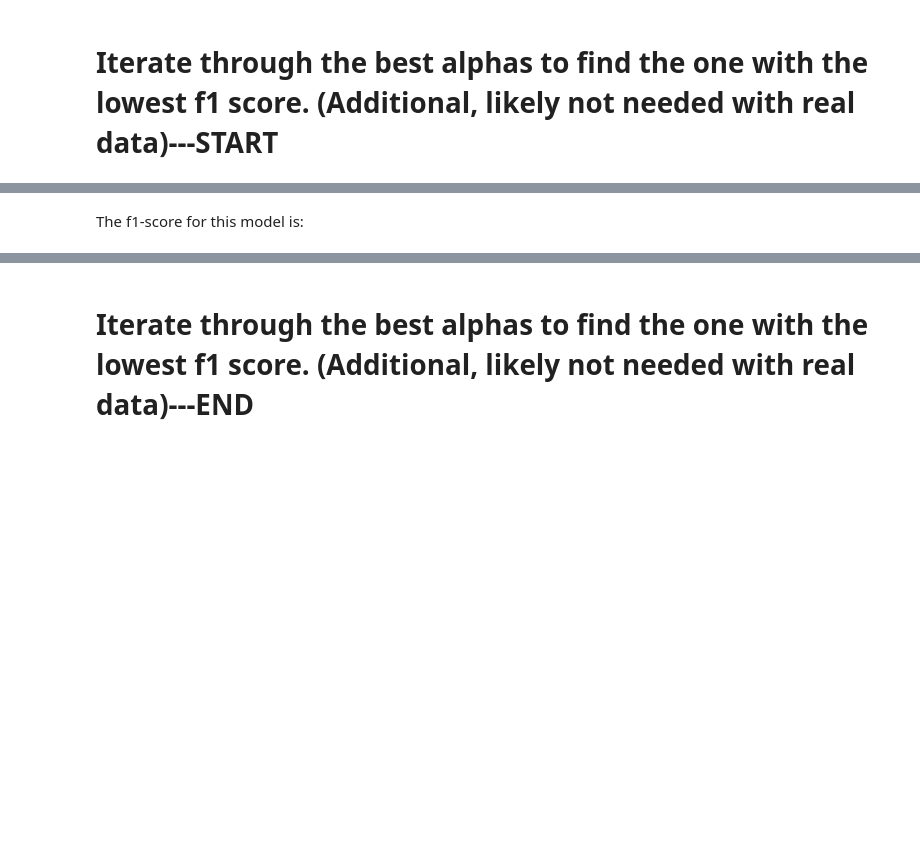
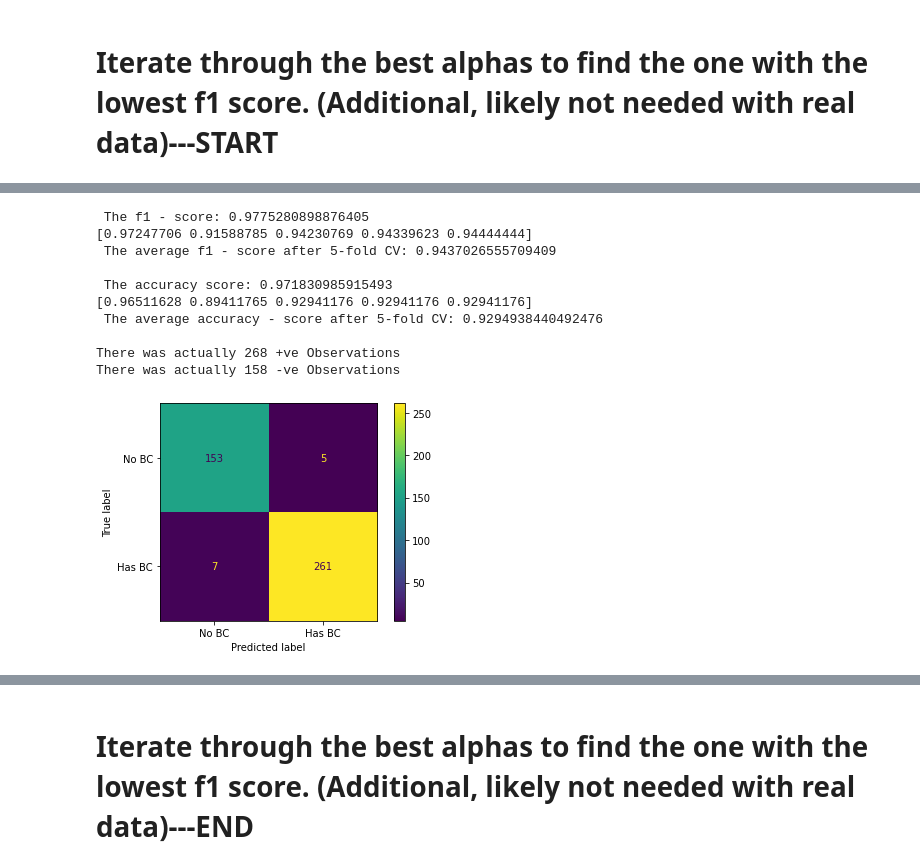
Before and after one commit to swk2020/Breast_Cancer_Detection, a Jupyter notebook: BREAST CANCER DETECTION WITH CCP.ipynb, the cells around one changed output, grey strips where cells are left out. Cells and saved outputs as stored; diff of their text form; code cells hidden in the pictures; blank space fills up the shorter version.

```diff
--- a/BREAST CANCER DETECTION WITH CCP.ipynb
+++ b/BREAST CANCER DETECTION WITH CCP.ipynb
@@ -395,19 +455,21 @@ plt.show()
 # %%
 # Predict the training data it should be 100%
 # - Not really need but provides a sanity test and could show if any mistakes have crept up
 
 # We trained the model using X_train and y_train
 
 # Then compare it to y_test data using this confusion matrix
 
-plot_confusion_matrix(clf_dt_pruned, X_train, y_train, display_labels=["No BC", "BC"])
-
-# predict the training data y_train
-y_train_pred = clf_dt_pruned.predict(X_train)
-
-# What is the accuracy of the model when it predicts the ___ Training Data
-print ('')
-print(f' The accuracy score when predicting the training data (should be high) here it is {accuracy_score(  y_train_pred ,  y_train)}')
-print ('')
-print('There was actually ' + str(y_train.sum()) + ' +ve BC Observations')
-print('There was actually ' + str(len(y_train)-y_train.sum()) + ' -ve BC Observations')
+cm_act_acc_f1(dt = clf_dt_pruned, y = y_train, X= X_train, pos_label = 'Has BC', neg_label= 'No BC')
+# %% [output]
+ The f1 - score: 0.9775280898876405
+[0.97247706 0.91588785 0.94230769 0.94339623 0.94444444]
+ The average f1 - score after 5-fold CV: 0.9437026555709409
+
+ The accuracy score: 0.971830985915493
+[0.96511628 0.89411765 0.92941176 0.92941176 0.92941176]
+ The average accuracy - score after 5-fold CV: 0.9294938440492476
+
+There was actually 268 +ve Observations
+There was actually 158 -ve Observations
+[figure, added]
@@ -433,2 +475,0 @@ print ('')
-# %% [markdown]
-The f1-score for this model is:
```
Also changed, not shown: parts of 34 cells of this notebook.
